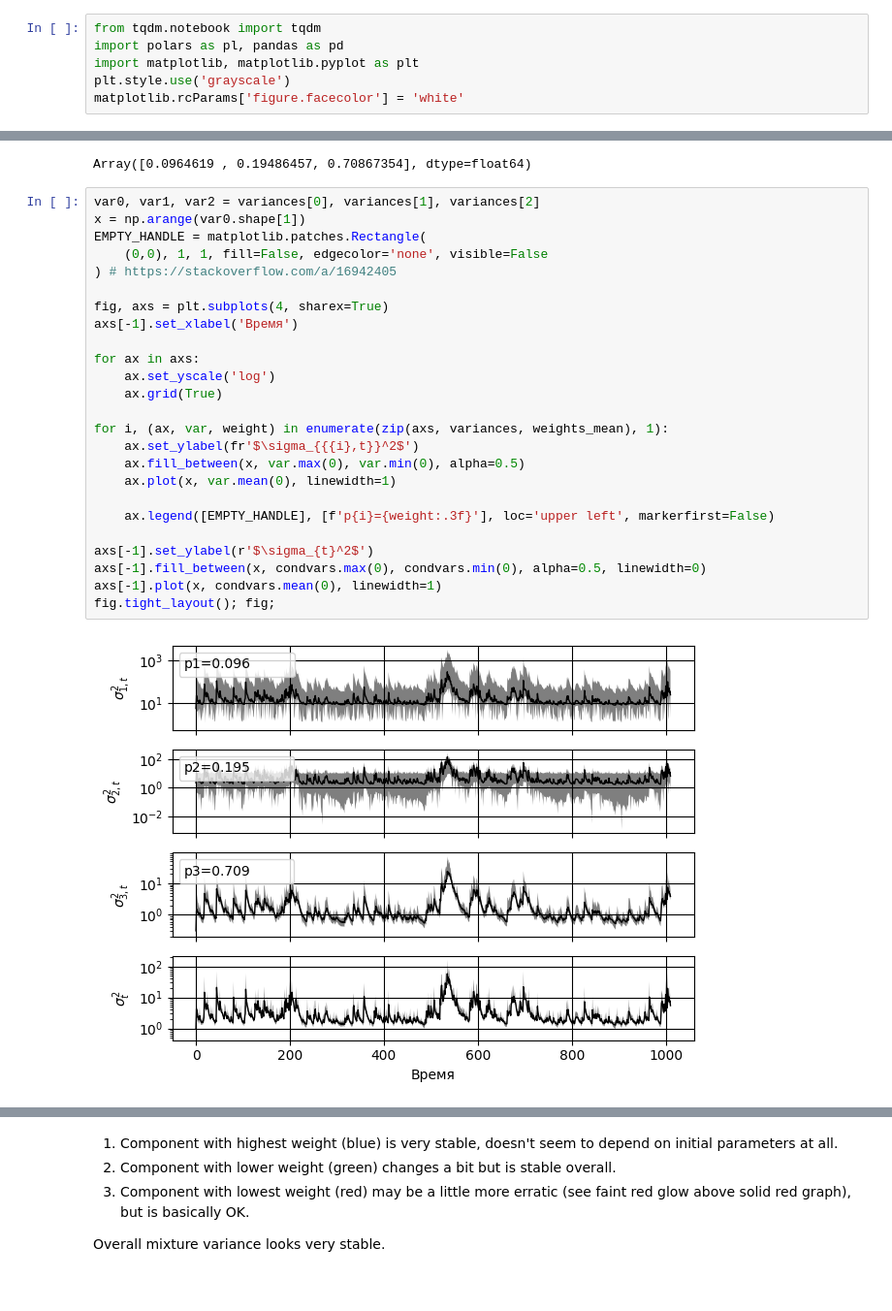
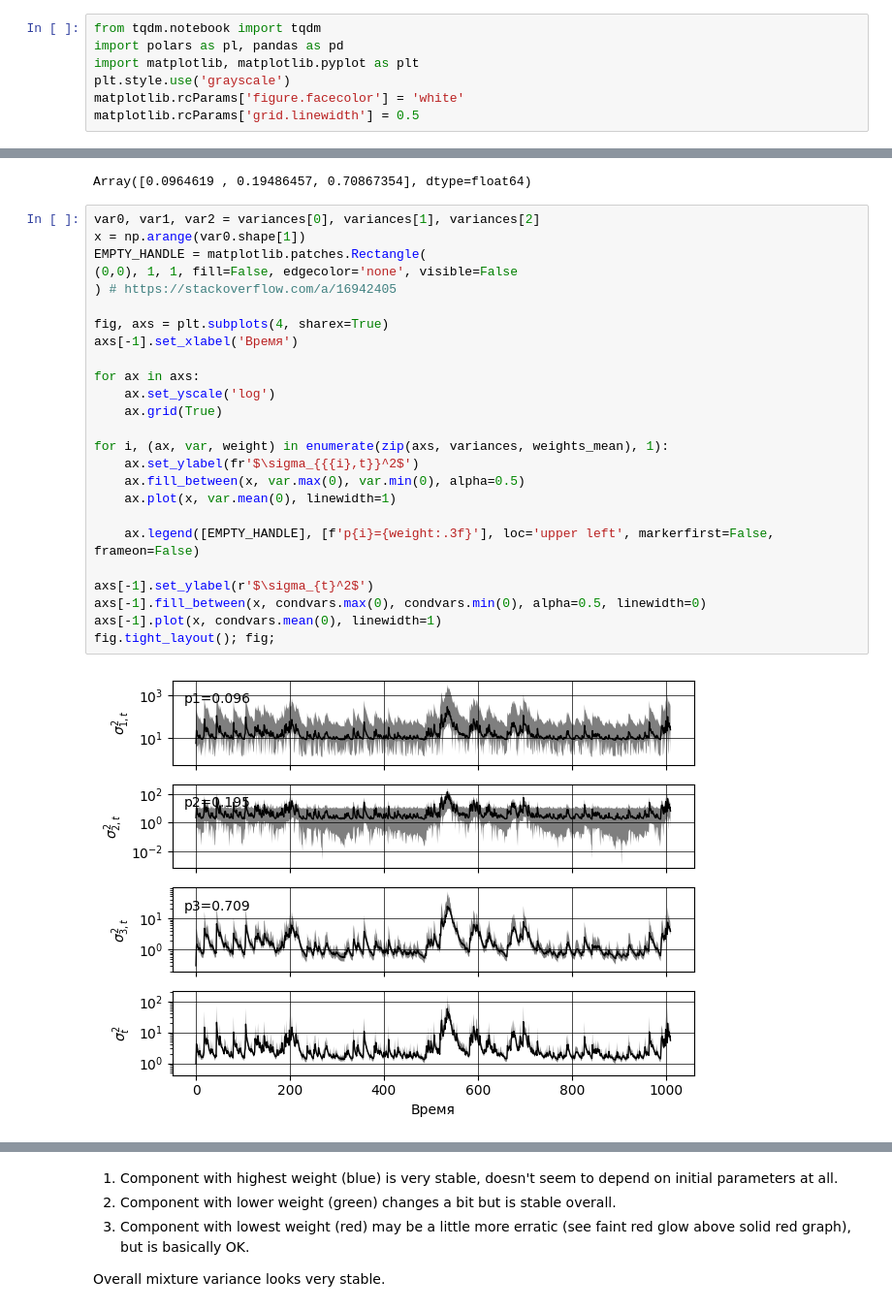
Before and after one commit to Michael-tehc/GARCH-LSTM, a Jupyter notebook: src/GARCH_RNN.ipynb, the cells around one changed output, grey strips where cells are left out. Shown at 97% size. Cells and saved outputs as stored; diff of their text form.

```diff
--- a/src/GARCH_RNN.ipynb
+++ b/src/GARCH_RNN.ipynb
@@ -14,6 +14,7 @@ import polars as pl, pandas as pd
 import matplotlib, matplotlib.pyplot as plt
 plt.style.use('grayscale')
 matplotlib.rcParams['figure.facecolor'] = 'white'
+matplotlib.rcParams['grid.linewidth'] = 0.5
 # %%
 def npdf(x, mu, var):
     return np.exp(-0.5 * (x - mu)**2 / var) / np.sqrt(2 * np.pi * var)
@@ -385,27 +386,27 @@ Array([0.0964619 , 0.19486457, 0.70867354], dtype=float64)
 # %%
 var0, var1, var2 = variances[0], variances[1], variances[2]
 x = np.arange(var0.shape[1])
 EMPTY_HANDLE = matplotlib.patches.Rectangle(
-    (0,0), 1, 1, fill=False, edgecolor='none', visible=False
+(0,0), 1, 1, fill=False, edgecolor='none', visible=False
 ) # https://stackoverflow.com/a/16942405
 
 fig, axs = plt.subplots(4, sharex=True)
 axs[-1].set_xlabel('Время')
 
 for ax in axs:
     ax.set_yscale('log')
     ax.grid(True)
 
 for i, (ax, var, weight) in enumerate(zip(axs, variances, weights_mean), 1):
     ax.set_ylabel(fr'$\sigma_{{{i},t}}^2$')
     ax.fill_between(x, var.max(0), var.min(0), alpha=0.5)
     ax.plot(x, var.mean(0), linewidth=1)
 
-    ax.legend([EMPTY_HANDLE], [f'p{i}={weight:.3f}'], loc='upper left', markerfirst=False)
+    ax.legend([EMPTY_HANDLE], [f'p{i}={weight:.3f}'], loc='upper left', markerfirst=False, frameon=False)
 
 axs[-1].set_ylabel(r'$\sigma_{t}^2$')
 axs[-1].fill_between(x, condvars.max(0), condvars.min(0), alpha=0.5, linewidth=0)
 axs[-1].plot(x, condvars.mean(0), linewidth=1)
 fig.tight_layout(); fig;
 # %% [output]
-[figure, old version]
+[figure, new version]
```
Also changed, not shown: parts of 1 cell of this notebook, 2 other files.
